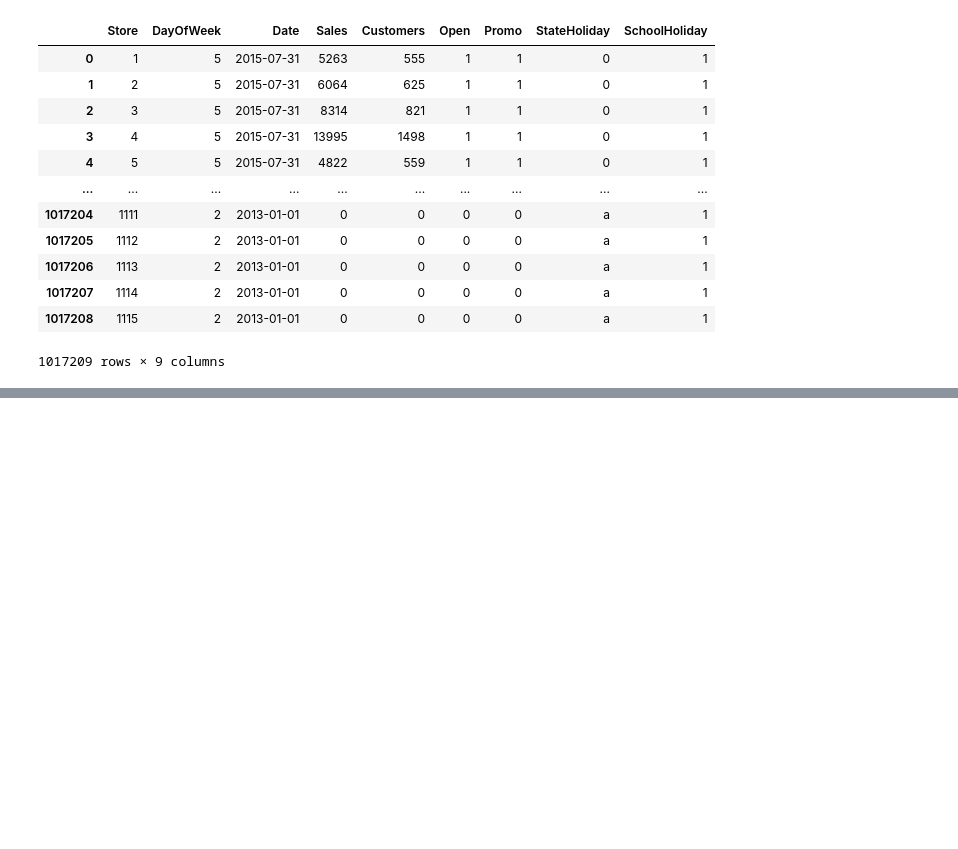
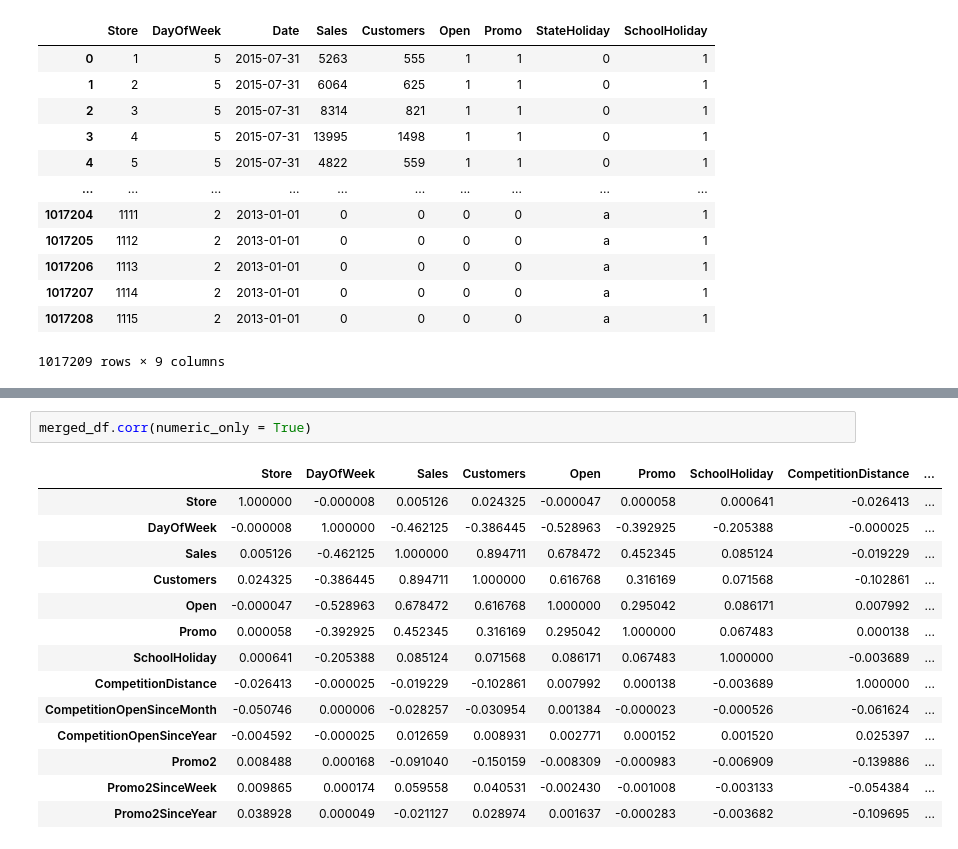
Before and after one commit to ayushzoc/rossmanstoresales, a Jupyter notebook: rossmanstoresalescomp.ipynb, the cells around one changed output, grey strips where cells are left out. Saved outputs shown, nothing was run; the diff lists cells and outputs as text; blank space fills up the shorter version.

```diff
--- a/rossmanstoresalescomp.ipynb
+++ b/rossmanstoresalescomp.ipynb
@@ -47,0 +172,17 @@ ross_df
+# %%
+merged_df.corr(numeric_only = True)
+# %% [output]
+|  | Store | DayOfWeek | Sales | Customers | Open | Promo | SchoolHoliday | CompetitionDistance | ... |
+| Store | 1.000000 | -0.000008 | 0.005126 | 0.024325 | -0.000047 | 0.000058 | 0.000641 | -0.026413 | ... |
+| DayOfWeek | -0.000008 | 1.000000 | -0.462125 | -0.386445 | -0.528963 | -0.392925 | -0.205388 | -0.000025 | ... |
+| Sales | 0.005126 | -0.462125 | 1.000000 | 0.894711 | 0.678472 | 0.452345 | 0.085124 | -0.019229 | ... |
+| Customers | 0.024325 | -0.386445 | 0.894711 | 1.000000 | 0.616768 | 0.316169 | 0.071568 | -0.102861 | ... |
+| Open | -0.000047 | -0.528963 | 0.678472 | 0.616768 | 1.000000 | 0.295042 | 0.086171 | 0.007992 | ... |
+| Promo | 0.000058 | -0.392925 | 0.452345 | 0.316169 | 0.295042 | 1.000000 | 0.067483 | 0.000138 | ... |
+| SchoolHoliday | 0.000641 | -0.205388 | 0.085124 | 0.071568 | 0.086171 | 0.067483 | 1.000000 | -0.003689 | ... |
+| CompetitionDistance | -0.026413 | -0.000025 | -0.019229 | -0.102861 | 0.007992 | 0.000138 | -0.003689 | 1.000000 | ... |
+| CompetitionOpenSinceMonth | -0.050746 | 0.000006 | -0.028257 | -0.030954 | 0.001384 | -0.000023 | -0.000526 | -0.061624 | ... |
+| CompetitionOpenSinceYear | -0.004592 | -0.000025 | 0.012659 | 0.008931 | 0.002771 | 0.000152 | 0.001520 | 0.025397 | ... |
+| Promo2 | 0.008488 | 0.000168 | -0.091040 | -0.150159 | -0.008309 | -0.000983 | -0.006909 | -0.139886 | ... |
+| Promo2SinceWeek | 0.009865 | 0.000174 | 0.059558 | 0.040531 | -0.002430 | -0.001008 | -0.003133 | -0.054384 | ... |
+| Promo2SinceYear | 0.038928 | 0.000049 | -0.021127 | 0.028974 | 0.001637 | -0.000283 | -0.003682 | -0.109695 | ... |
```
Also changed, not shown: parts of 36 cells of this notebook, 1 other file.
